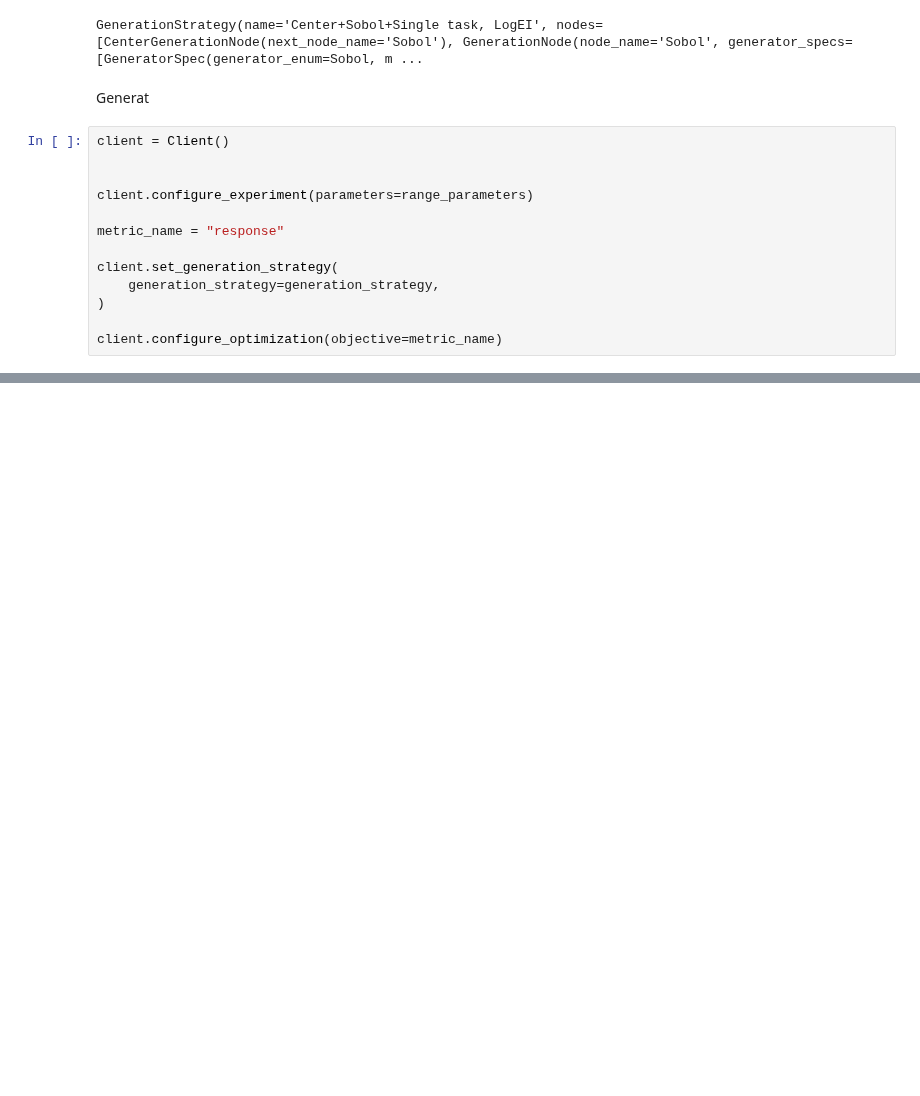
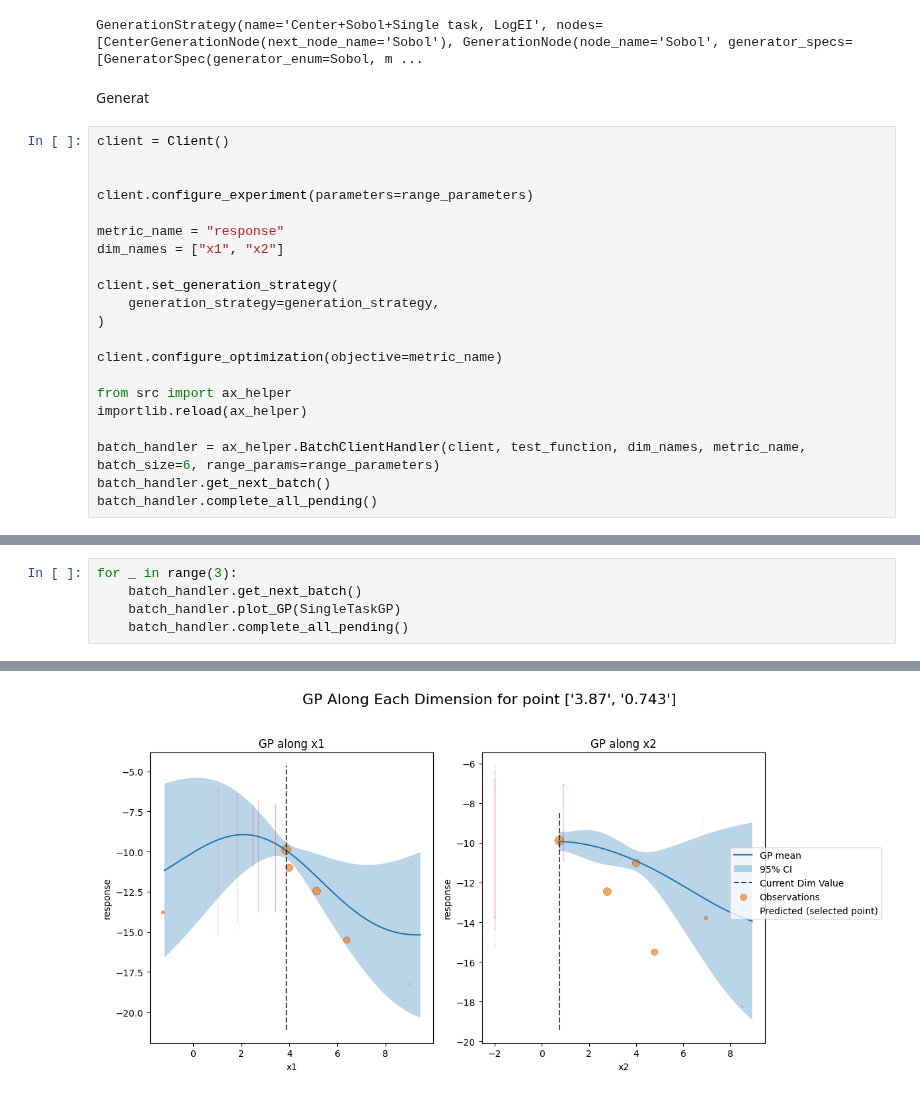
Before and after one commit to Sauciu1/BO-Coli, a Jupyter notebook: notebooks/batch_bayesian_test.ipynb, the cells around one changed output, grey strips where cells are left out. Cells and saved outputs as stored; diff of their text form; blank space fills up the shorter version.

Commit message:
Added batch handler

```diff
--- a/notebooks/batch_bayesian_test.ipynb
+++ b/notebooks/batch_bayesian_test.ipynb
@@ -379,9 +340,17 @@ client = Client()
 client.configure_experiment(parameters=range_parameters)
 
 metric_name = "response"
+dim_names = ["x1", "x2"]
 
 client.set_generation_strategy(
     generation_strategy=generation_strategy,
 )
 
 client.configure_optimization(objective=metric_name)
+
+from src import ax_helper
+importlib.reload(ax_helper)
+
+batch_handler = ax_helper.BatchClientHandler(client, test_function, dim_names, metric_name, batch_size=6, range_params=range_parameters)
+batch_handler.get_next_batch()
+batch_handler.complete_all_pending()
@@ -425,0 +370,6 @@ for _ in range(5):
+# %%
+for _ in range(3):
+    batch_handler.get_next_batch()
+    batch_handler.plot_GP(SingleTaskGP)
+    batch_handler.complete_all_pending()
+# %% [output]
@@ -425,0 +393 @@ for _ in range(5):
+[figure, added]
```
Also changed, not shown: parts of 11 cells of this notebook, 3 other files.
